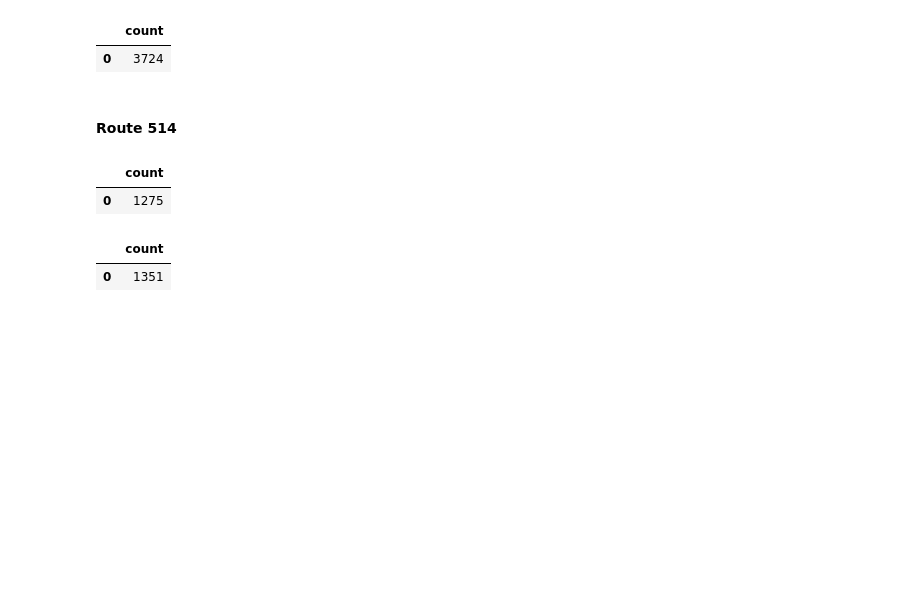
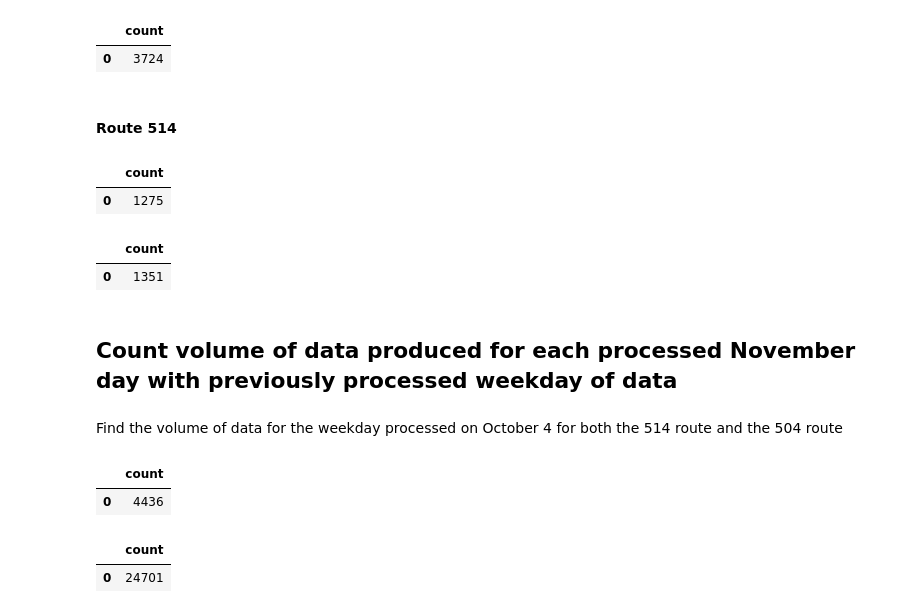
Before and after one commit to webgisgeek/bdit_data-sources, a Jupyter notebook: ttc/debugging_cis_ttc_comparison.ipynb, the cells around one changed output. Cells and saved outputs as stored; diff of their text form; code cells hidden in the pictures; blank space fills up the shorter version.

Commit message:
completed volume count comparison of TTC and our CIS data #134

```diff
--- a/ttc/debugging_cis_ttc_comparison.ipynb
+++ b/ttc/debugging_cis_ttc_comparison.ipynb
@@ -189,3 +193,25 @@ pandasql.read_sql(sql_debug2_514, con)
 # %% [output]
 |  | count |
 | 0 | 1351 |
+# %% [markdown]
+## Count volume of data produced for each processed November day with previously processed weekday of data
+# %% [markdown]
+Find the volume of data for the weekday processed on October 4 for both the 514 route and the 504 route
+# %%
+sql_count_514 = '''
+SELECT COUNT(*)
+FROM crosic.match_stop_514;
+'''
+pandasql.read_sql(sql_count_514, con)
+# %% [output]
+|  | count |
+| 0 | 4436 |
+# %%
+sql_count_504 = '''
+SELECT COUNT(*)
+FROM crosic.match_stop_504;
+'''
+pandasql.read_sql(sql_count_504, con)
+# %% [output]
+|  | count |
+| 0 | 24701 |
```
Also changed, not shown: parts of 22 cells of this notebook.
